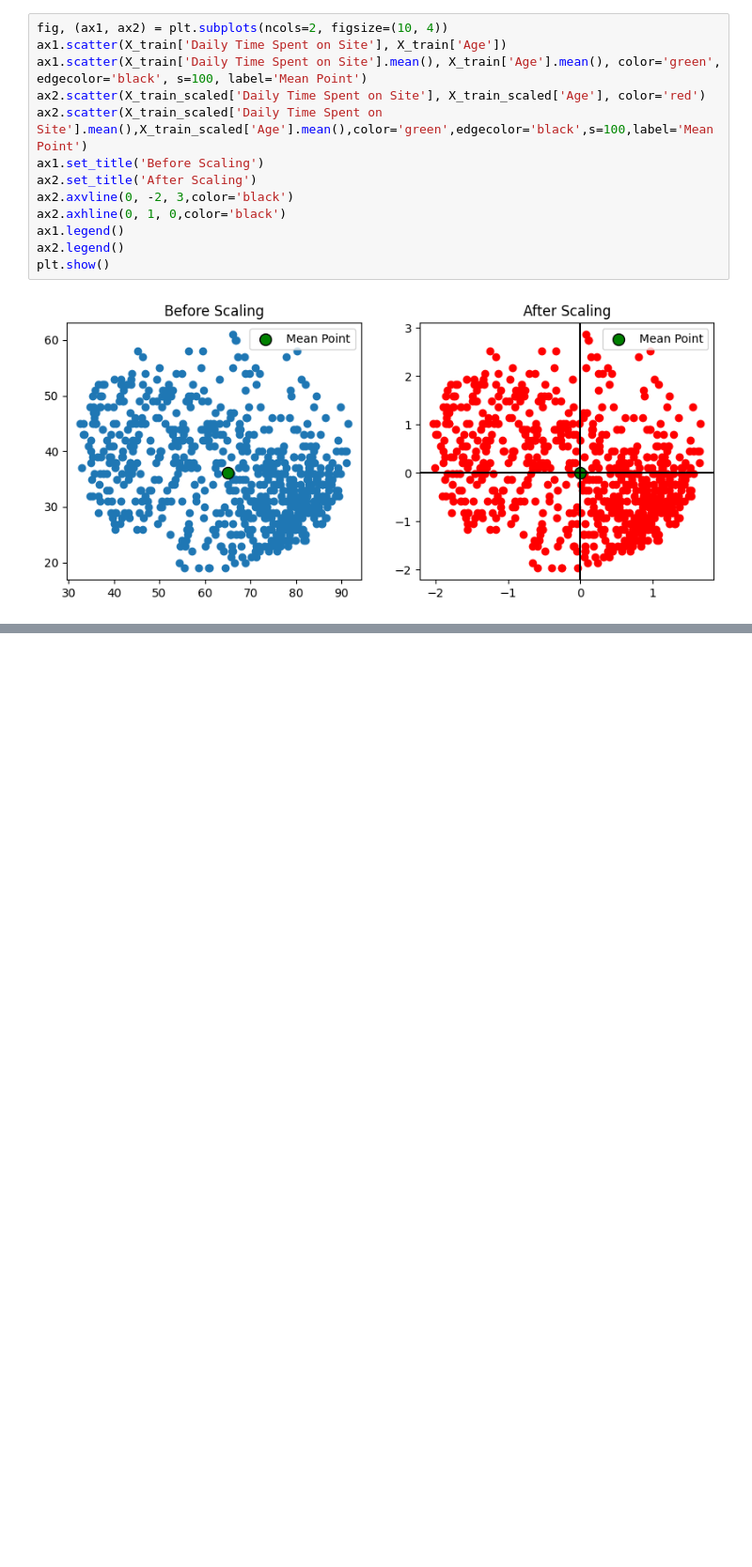
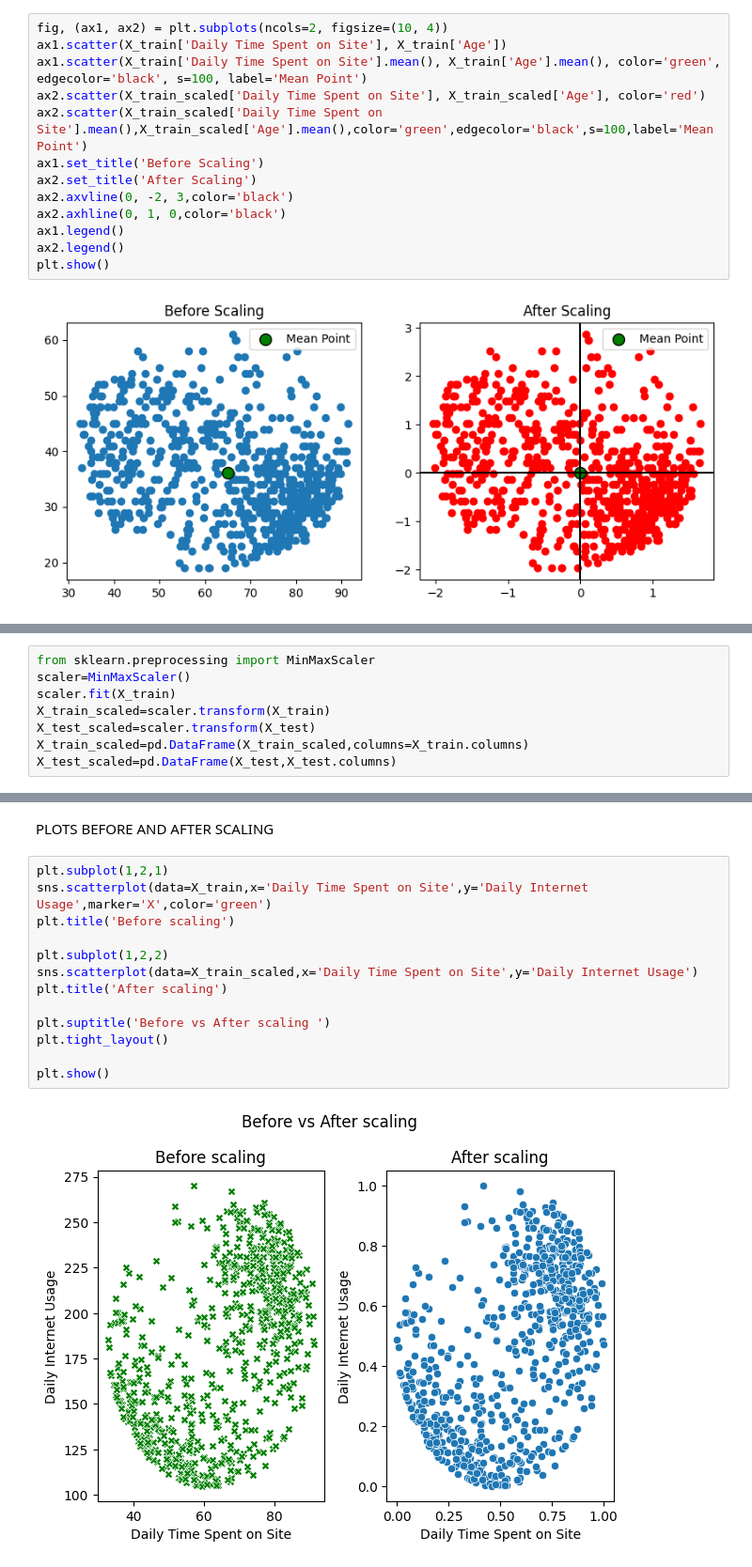
Before and after one commit to khanalasmit/machinelearning, a Jupyter notebook: featureengineering.ipynb, the cells around one changed output, grey strips where cells are left out. Shown at 94% size. Drawn from its saved outputs; the diff is of its cells as text; blank space fills up the shorter version.

```diff
--- a/featureengineering.ipynb
+++ b/featureengineering.ipynb
@@ -134,0 +181,8 @@ In the figure above, we can see that the mean is centered to zero after scaling
+# %%
+from sklearn.preprocessing import MinMaxScaler
+scaler=MinMaxScaler()
+scaler.fit(X_train)
+X_train_scaled=scaler.transform(X_train)
+X_test_scaled=scaler.transform(X_test)
+X_train_scaled=pd.DataFrame(X_train_scaled,columns=X_train.columns)
+X_test_scaled=pd.DataFrame(X_test,X_test.columns)
@@ -134,0 +222,17 @@ In the figure above, we can see that the mean is centered to zero after scaling
+# %% [markdown]
+PLOTS BEFORE AND AFTER SCALING
+# %%
+plt.subplot(1,2,1)
+sns.scatterplot(data=X_train,x='Daily Time Spent on Site',y='Daily Internet Usage',marker='X',color='green')
+plt.title('Before scaling')
+
+plt.subplot(1,2,2)
+sns.scatterplot(data=X_train_scaled,x='Daily Time Spent on Site',y='Daily Internet Usage')
+plt.title('After scaling')
+
+plt.suptitle('Before vs After scaling ')
+plt.tight_layout()
+
+plt.show()
+# %% [output]
+[figure, added]
```
Also changed, not shown: parts of 13 cells of this notebook, 1 other file.
